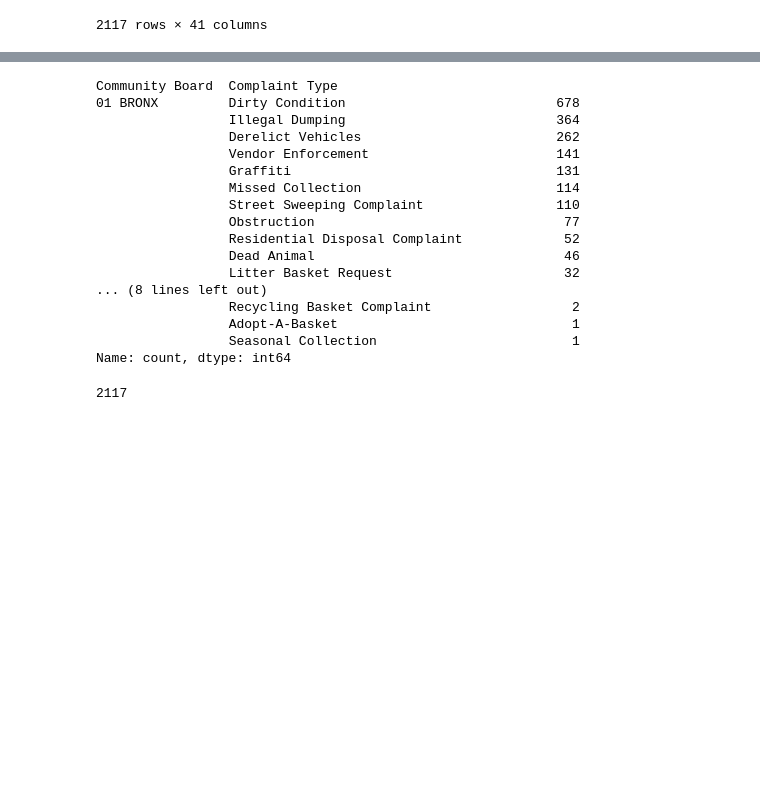
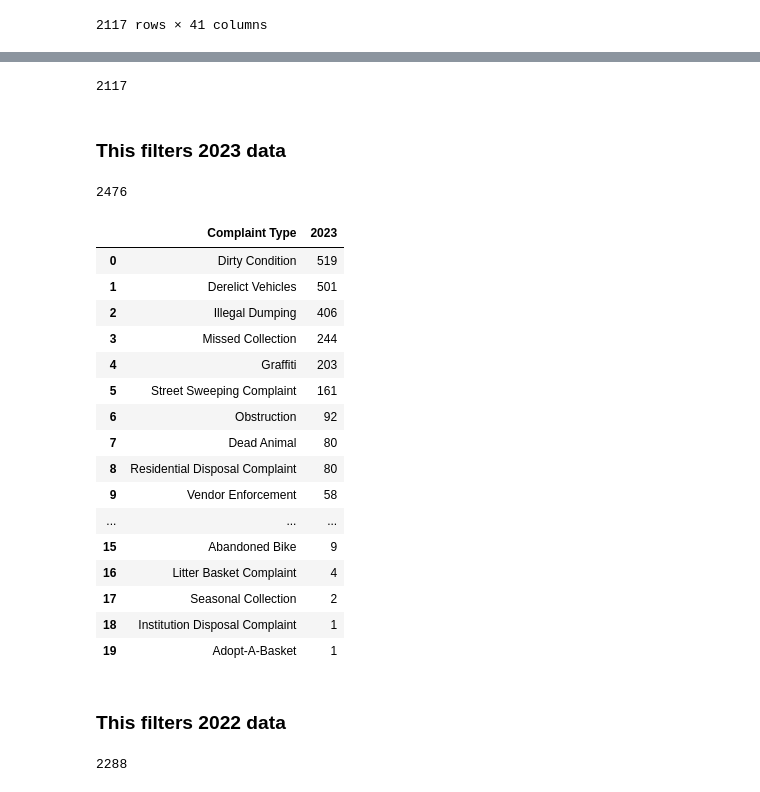
Before and after one commit to cmgsalazar/dsny-bronx-cb1, a Jupyter notebook: analysis-311_service_requests.ipynb, the cells around one changed output, grey strips where cells are left out. Drawn from its saved outputs; the diff is of its cells as text; code cells hidden in the pictures; blank space fills up the shorter version.

```diff
--- a/analysis-311_service_requests.ipynb
+++ b/analysis-311_service_requests.ipynb
@@ -143,21 +123 @@ Name: count, dtype: int64
-# %%
-df_2024.groupby("Community Board")["Complaint Type"].value_counts()
-# %% [output]
-Community Board  Complaint Type
-01 BRONX         Dirty Condition                           678
-                 Illegal Dumping                           364
-                 Derelict Vehicles                         262
-                 Vendor Enforcement                        141
-                 Graffiti                                  131
-                 Missed Collection                         114
-                 Street Sweeping Complaint                 110
-                 Obstruction                                77
-                 Residential Disposal Complaint             52
-                 Dead Animal                                46
-                 Litter Basket Request                      32
-... (8 lines left out)
-                 Recycling Basket Complaint                  2
-                 Adopt-A-Basket                              1
-                 Seasonal Collection                         1
-Name: count, dtype: int64
 # %%
@@ -165,2 +125,38 @@ df_2024["Complaint Type"].value_counts().sum()
 # %% [output]
 2117
+# %% [markdown]
+### This filters 2023 data
+# %%
+df_2023 = df[df["Created Date"].str.contains("2023") == True]
+len(df_2023)
+# %% [output]
+2476
+# %%
+bx1_2023 = df_2023["Complaint Type"].value_counts().reset_index()
+bx1_2023.columns = ["Complaint Type", "2023"]
+bx1_2023
+# %% [output]
+|  | Complaint Type | 2023 |
+| 0 | Dirty Condition | 519 |
+| 1 | Derelict Vehicles | 501 |
+| 2 | Illegal Dumping | 406 |
+| 3 | Missed Collection | 244 |
+| 4 | Graffiti | 203 |
+| 5 | Street Sweeping Complaint | 161 |
+| 6 | Obstruction | 92 |
+| 7 | Dead Animal | 80 |
+| 8 | Residential Disposal Complaint | 80 |
+| 9 | Vendor Enforcement | 58 |
+| ... | ... | ... |
+| 15 | Abandoned Bike | 9 |
+| 16 | Litter Basket Complaint | 4 |
+| 17 | Seasonal Collection | 2 |
+| 18 | Institution Disposal Complaint | 1 |
+| 19 | Adopt-A-Basket | 1 |
+# %% [markdown]
+### This filters 2022 data
+# %%
+df_2022 = df[df["Created Date"].str.contains("2022") == True]
+len(df_2022)
+# %% [output]
+2288
```
Also changed, not shown: parts of 14 cells of this notebook.
